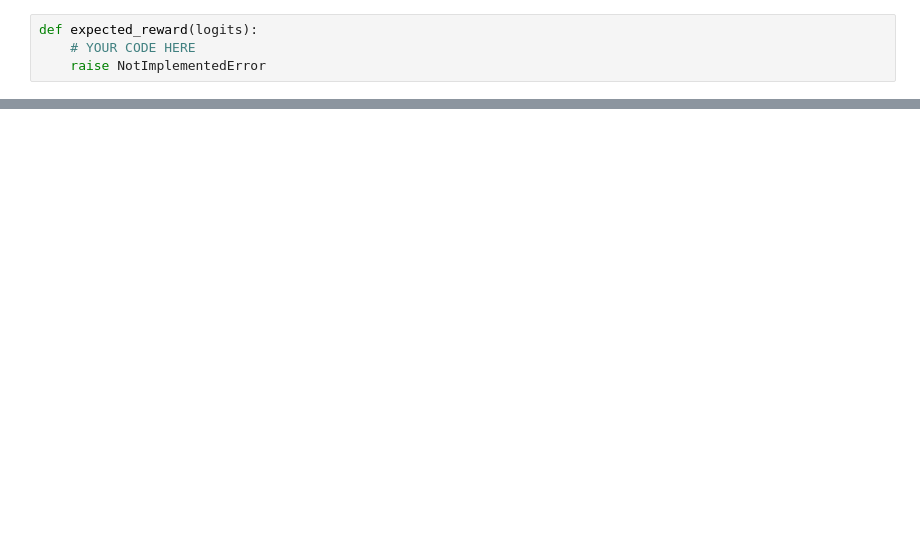
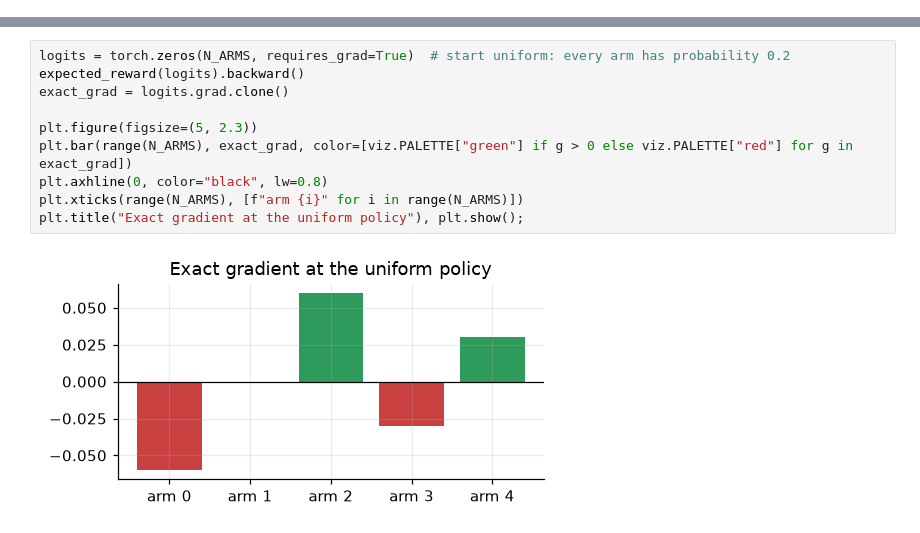
Before and after one commit to amirarsalan90/learning_RL, a Jupyter notebook: notebooks/01_policy_gradient_bandit.ipynb, the cells around one changed output, grey strips where cells are left out. Drawn from its saved outputs; the diff is of its cells as text; blank space fills up the shorter version.

```diff
--- a/notebooks/01_policy_gradient_bandit.ipynb
+++ b/notebooks/01_policy_gradient_bandit.ipynb
@@ -91,4 +0,0 @@ For this tiny bandit, and *only because we're cheating and know* $p$, we can wri
-# %%
-def expected_reward(logits):
-    # YOUR CODE HERE
-    raise NotImplementedError
@@ -321,0 +61,12 @@ What PPO and GRPO add on top, each of which we'll build when it becomes necessar
+# %%
+logits = torch.zeros(N_ARMS, requires_grad=True)  # start uniform: every arm has probability 0.2
+expected_reward(logits).backward()
+exact_grad = logits.grad.clone()
+
+plt.figure(figsize=(5, 2.3))
+plt.bar(range(N_ARMS), exact_grad, color=[viz.PALETTE["green"] if g > 0 else viz.PALETTE["red"] for g in exact_grad])
+plt.axhline(0, color="black", lw=0.8)
+plt.xticks(range(N_ARMS), [f"arm {i}" for i in range(N_ARMS)])
+plt.title("Exact gradient at the uniform policy"), plt.show();
+# %% [output]
+[figure, added]
```
Also changed, not shown: parts of 66 cells of this notebook, 39 other files.
